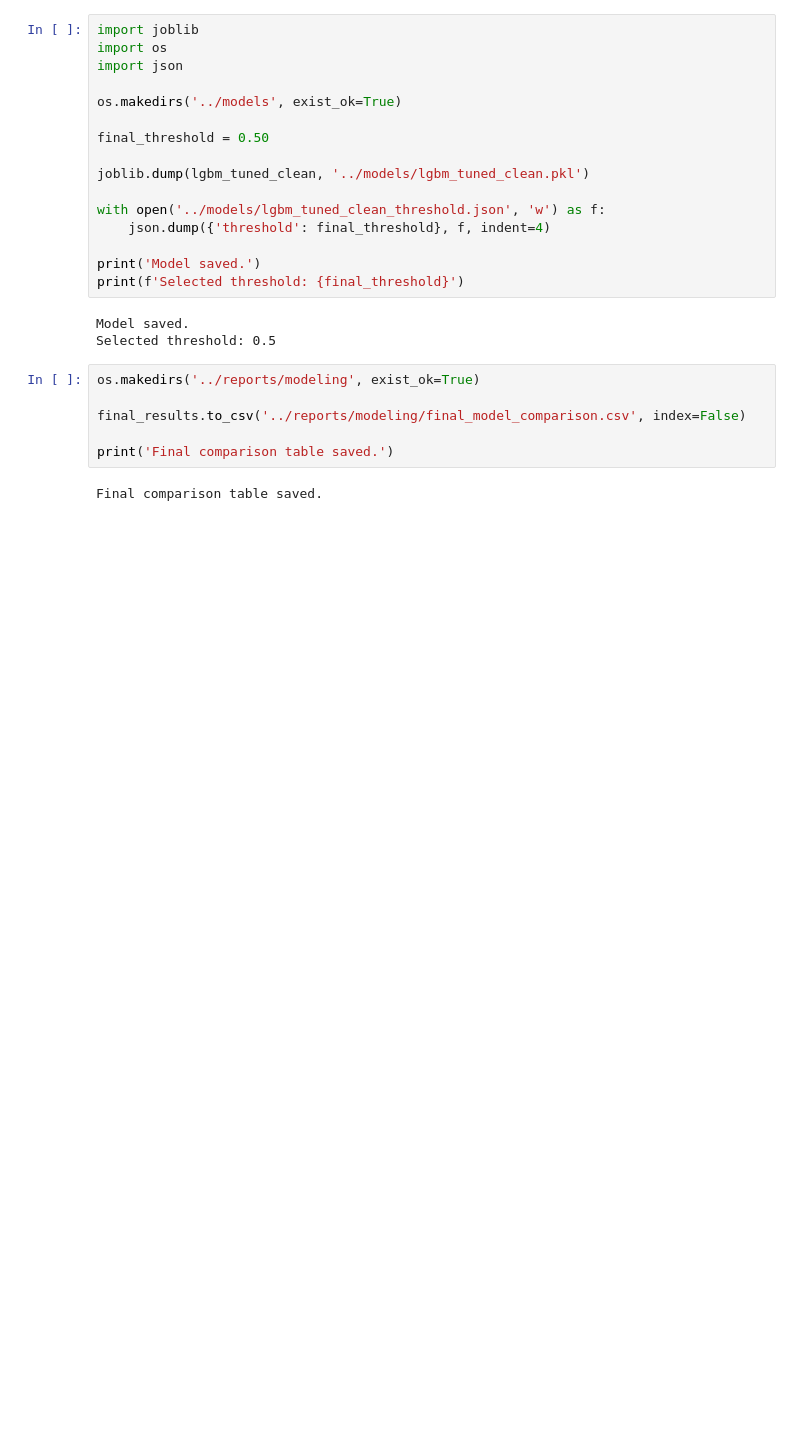
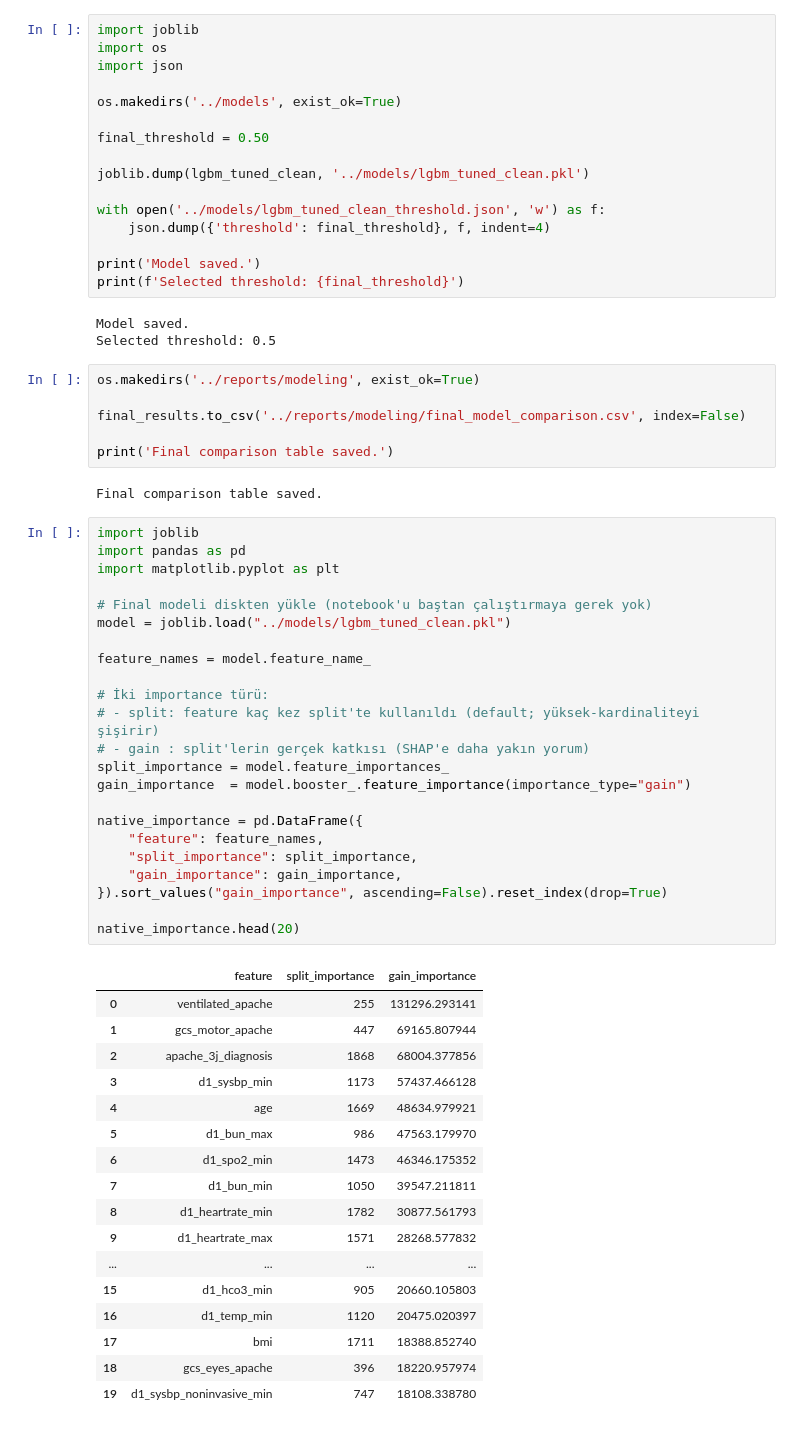
Before and after one commit to atalayatasoy17/xai-project, a Jupyter notebook: notebooks/03_model.ipynb, the cells around one changed output. Drawn from its saved outputs; the diff is of its cells as text; blank space fills up the shorter version.

```diff
--- a/notebooks/03_model.ipynb
+++ b/notebooks/03_model.ipynb
@@ -783,3 +783,44 @@ final_results.to_csv('../reports/modeling/final_model_comparison.csv', index=Fal
 print('Final comparison table saved.')
 # %% [output]
 Final comparison table saved.
+# %%
+import joblib
+import pandas as pd
+import matplotlib.pyplot as plt
+
+# Final modeli diskten yükle (notebook'u baştan çalıştırmaya gerek yok)
+model = joblib.load("../models/lgbm_tuned_clean.pkl")
+
+feature_names = model.feature_name_
+
+# İki importance türü:
+# - split: feature kaç kez split'te kullanıldı (default; yüksek-kardinaliteyi şişirir)
+# - gain : split'lerin gerçek katkısı (SHAP'e daha yakın yorum)
+split_importance = model.feature_importances_
+gain_importance  = model.booster_.feature_importance(importance_type="gain")
+
+native_importance = pd.DataFrame({
+    "feature": feature_names,
+    "split_importance": split_importance,
+    "gain_importance": gain_importance,
+}).sort_values("gain_importance", ascending=False).reset_index(drop=True)
+
+native_importance.head(20)
+# %% [output]
+|  | feature | split_importance | gain_importance |
+| 0 | ventilated_apache | 255 | 131296.293141 |
+| 1 | gcs_motor_apache | 447 | 69165.807944 |
+| 2 | apache_3j_diagnosis | 1868 | 68004.377856 |
+| 3 | d1_sysbp_min | 1173 | 57437.466128 |
+| 4 | age | 1669 | 48634.979921 |
+| 5 | d1_bun_max | 986 | 47563.179970 |
+| 6 | d1_spo2_min | 1473 | 46346.175352 |
+| 7 | d1_bun_min | 1050 | 39547.211811 |
+| 8 | d1_heartrate_min | 1782 | 30877.561793 |
+| 9 | d1_heartrate_max | 1571 | 28268.577832 |
+| ... | ... | ... | ... |
+| 15 | d1_hco3_min | 905 | 20660.105803 |
+| 16 | d1_temp_min | 1120 | 20475.020397 |
+| 17 | bmi | 1711 | 18388.852740 |
+| 18 | gcs_eyes_apache | 396 | 18220.957974 |
+| 19 | d1_sysbp_noninvasive_min | 747 | 18108.338780 |
```
Also changed, not shown: parts of 1 cell of this notebook.
